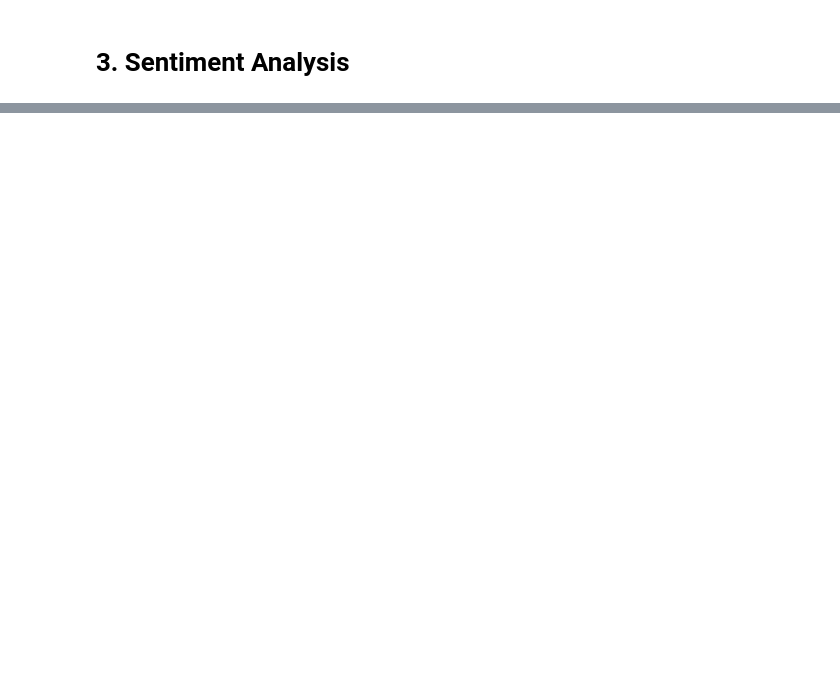
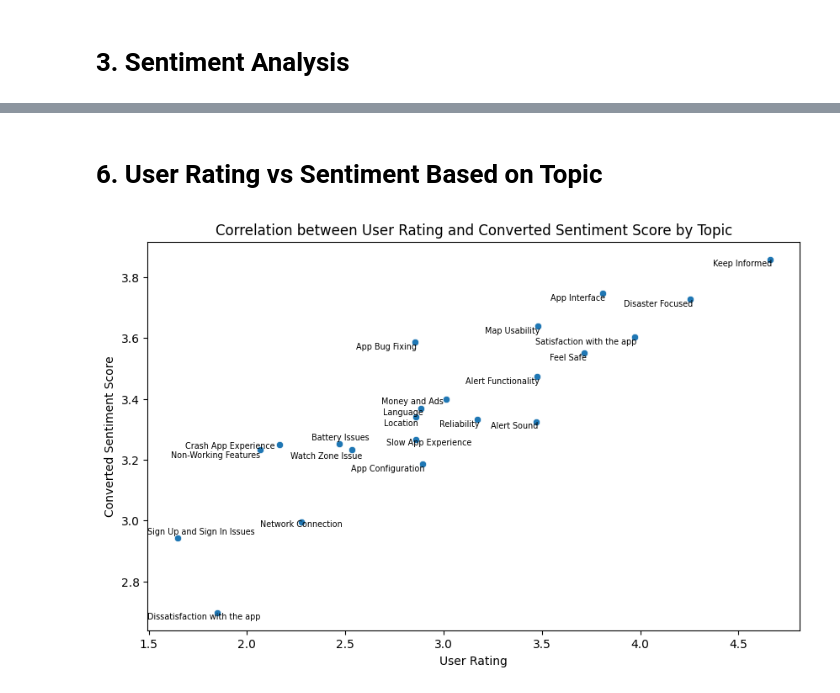
Before and after one commit to Syukrondzeko/natural-disaster-app-review-analysis, a Jupyter notebook: notebook/6. Sentiment Analysis.ipynb, the cells around one changed output, grey strips where cells are left out. Cells and saved outputs as stored; diff of their text form; code cells hidden in the pictures; blank space fills up the shorter version.

```diff
--- a/notebook/6. Sentiment Analysis.ipynb
+++ b/notebook/6. Sentiment Analysis.ipynb
@@ -129,0 +173,2 @@ df[(df.score == 1)&(df.sentiment == 'positive')].iloc[1].content
+# %% [markdown]
+# 6. User Rating vs Sentiment Based on Topic
@@ -129,0 +207,31 @@ df[(df.score == 1)&(df.sentiment == 'positive')].iloc[1].content
+# %%
+import seaborn as sns
+import matplotlib.pyplot as plt
+from adjustText import adjust_text
+
+# Set the size of the plot
+plt.figure(figsize=(10, 6))
+
+# Create scatter plot
+plot = sns.scatterplot(data=sentiment_analysis_df, x='score', y='converted_sentiment_score')
+
+# Initialize an empty list to store text objects
+texts = []
+
+# Add texts to the plot without drawing arrows, using 'topic' as the label
+for i in range(sentiment_analysis_df.shape[0]):
+    texts.append(plot.text(sentiment_analysis_df.score[i]+0.01, sentiment_analysis_df.converted_sentiment_score[i],
+                           sentiment_analysis_df.topic[i], horizontalalignment='left', size='x-small', color='black', weight='normal'))
+
+# Use adjust_text to prevent overlap, without arrows
+adjust_text(texts, expand_points=(1.2, 1.2))
+
+plt.title('Correlation between User Rating and Converted Sentiment Score by Topic')
+plt.xlabel('User Rating')
+plt.ylabel('Converted Sentiment Score')
+
+plt.savefig('../output/correlation_plot.png', dpi=300, bbox_inches='tight')
+
+plt.show()
+# %% [output]
+[figure, added]
```
Also changed, not shown: parts of 18 cells of this notebook, 1 other file.
